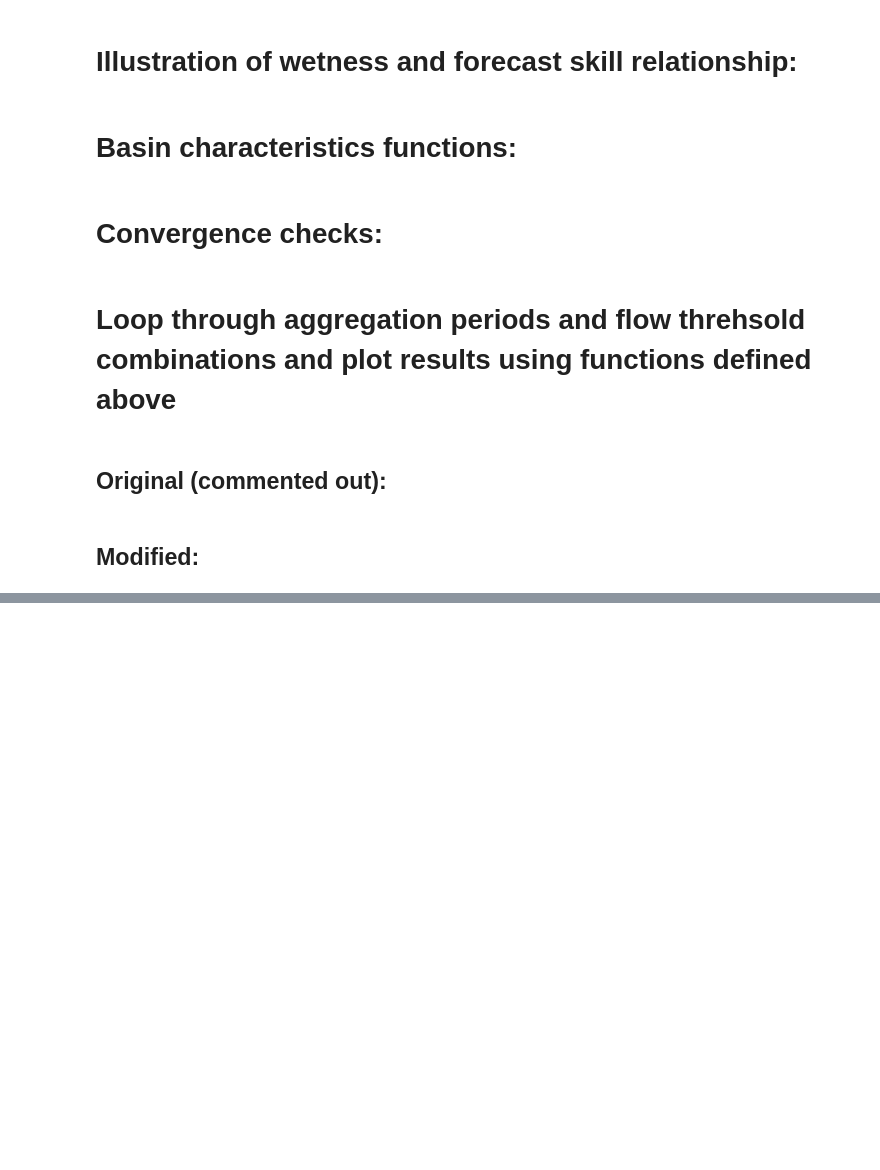
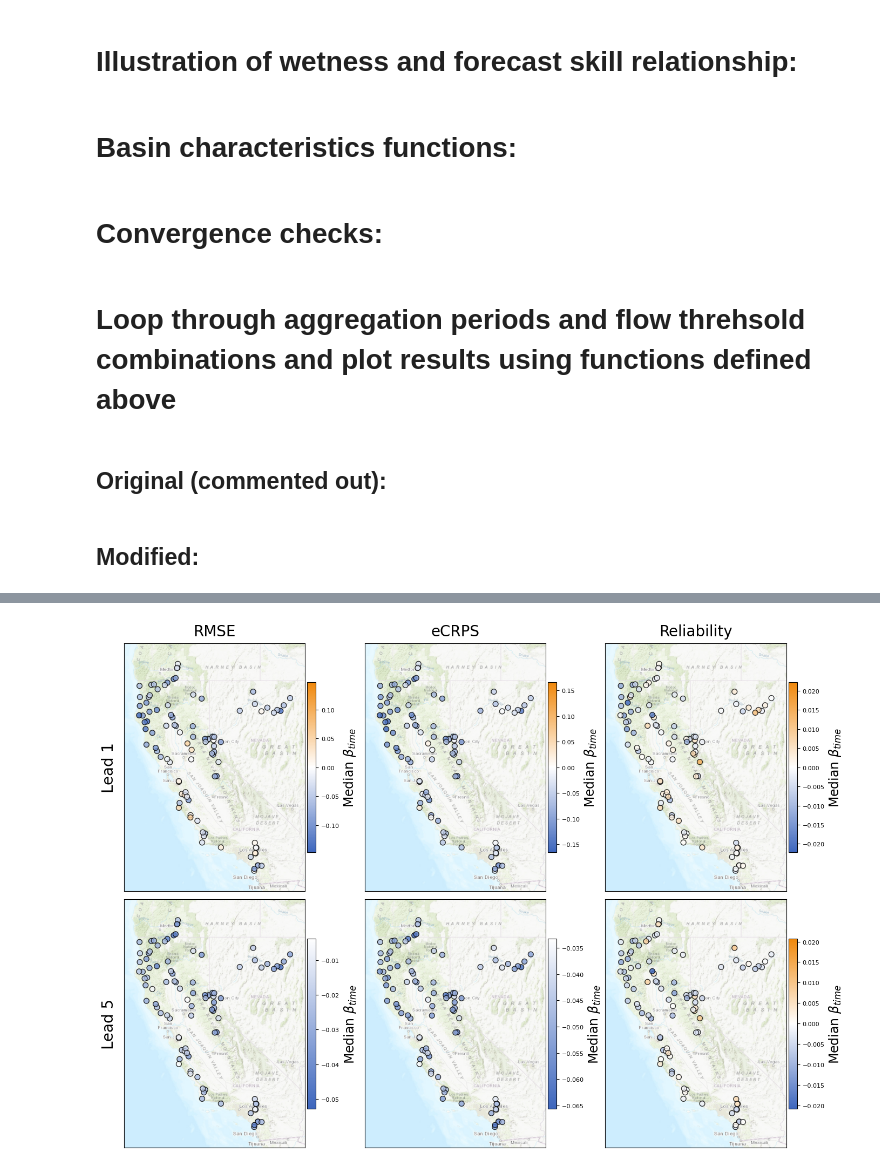
Before and after one commit to mcallen14/forecast-skill-trends, a Jupyter notebook: code/scrap_code_plotting.ipynb, the cells around one changed output, grey strips where cells are left out. Cells and saved outputs as stored; diff of their text form; code cells hidden in the pictures; blank space fills up the shorter version.

```diff
--- a/code/scrap_code_plotting.ipynb
+++ b/code/scrap_code_plotting.ipynb
@@ -736,6 +743,7 @@ def plot_beta_time_maps(): #model_list, model_results, df=df_metric
     leads = [1, 5]
     fig, axes = plt.subplots(2, 3, figsize=(14, 10))
     axes = axes.reshape(2, 3)
+    axis_font_size = 20
 
     for row_idx, lead in enumerate(leads):
         for col_idx, met in enumerate(selected_metrics):
@@ -806,8 +814,8 @@ def plot_beta_time_maps(): #model_list, model_results, df=df_metric
             sm = plt.cm.ScalarMappable(cmap=cmap, norm=norm)
             sm.set_array([])
             cbar = fig.colorbar(sm, ax=ax, orientation='vertical', fraction=0.04, pad=0.01)
-            cbar.set_label(r'Median $\beta_{time}$', fontsize=10)
-            cbar.ax.tick_params(labelsize=8)
+            cbar.set_label(r'Median $\beta_{time}$', fontsize=(axis_font_size-3))
+            cbar.ax.tick_params(labelsize=10)
 
             # Subplot title for top row (metrics)
             if row_idx == 0:
@@ -817,11 +825,11 @@ def plot_beta_time_maps(): #model_list, model_results, df=df_metric
                     title = 'Reliability'
                 else:
                     title = met
-                ax.set_title(title, fontsize=16, pad=10)
+                ax.set_title(title, fontsize=axis_font_size, pad=10)
 
             # Y-axis label for left column (lead times)
             if col_idx == 0:
-                ax.set_ylabel(f'Lead {lead}', fontsize=16, labelpad=10)
+                ax.set_ylabel(f'Lead {lead}', fontsize=axis_font_size, labelpad=10)
 
     plt.tight_layout()#rect=[0, 0, 1, 1])
 
@@ -1662,2 +1672,6 @@ model_list_wet_time ['rel_wet_time_ld1', 'rel_wet_time_ld3', 'rel_wet_time_ld5',
+# %%
+plot_beta_time_maps()
+# %% [output]
+[figure, added]
 # %%
 logger.end()
```
Also changed, not shown: parts of 5 cells of this notebook.
